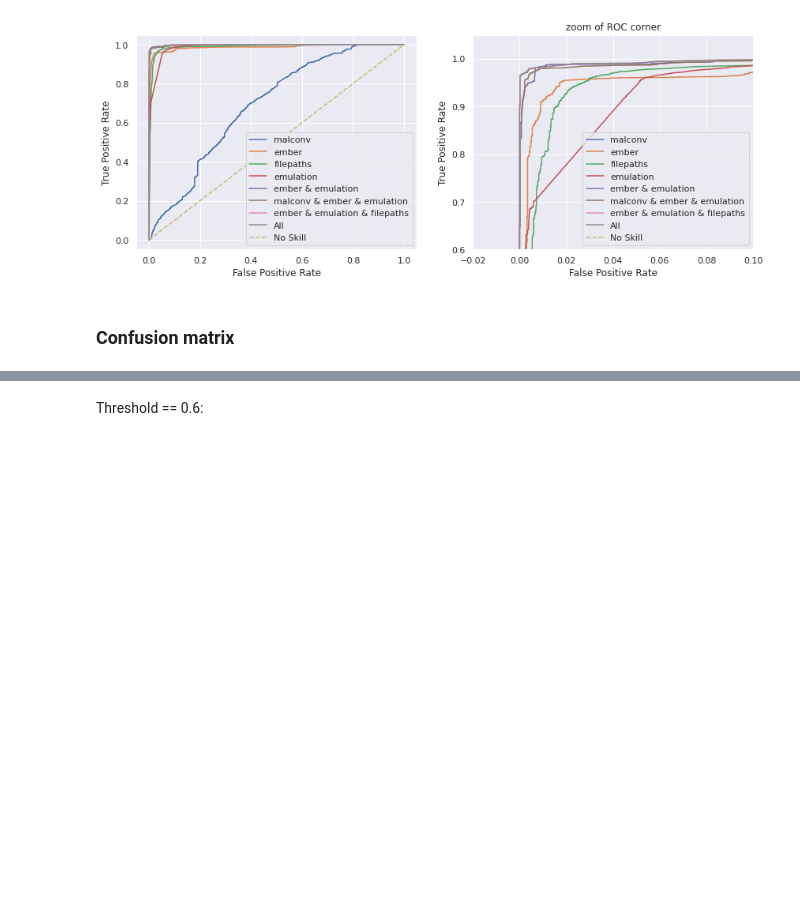
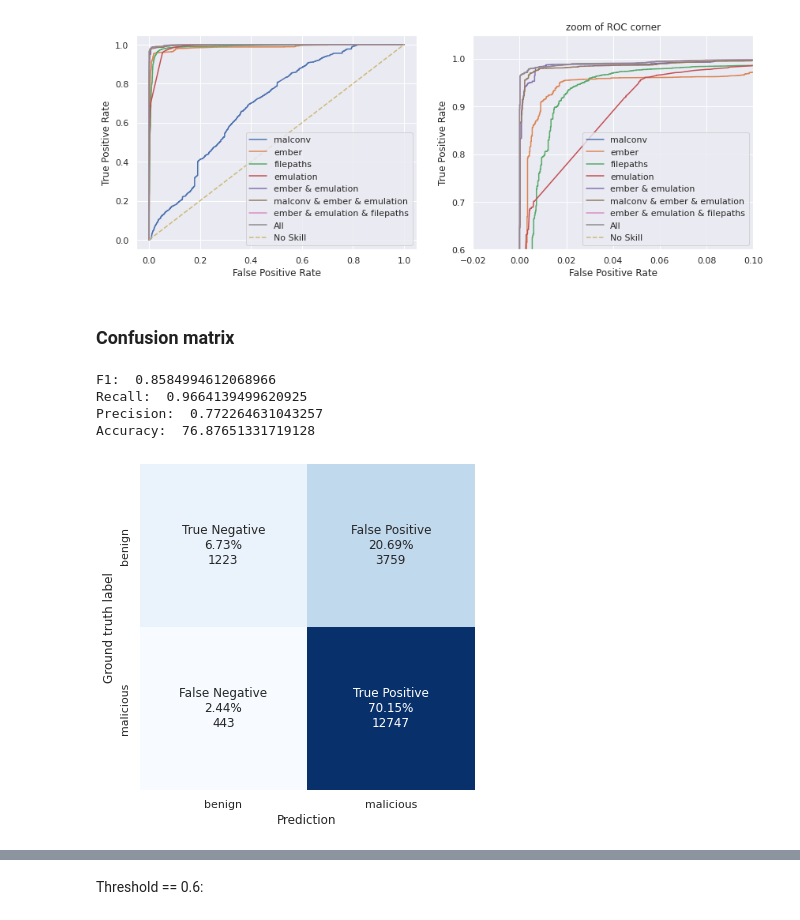
Before and after one commit to dtrizna/quo.vadis, a Jupyter notebook: evaluation/composite/composite_model_evaluation_valset.ipynb, the cells around one changed output, grey strips where cells are left out. Drawn from its saved outputs; the diff is of its cells as text; code cells hidden in the pictures; blank space fills up the shorter version.

```diff
--- a/evaluation/composite/composite_model_evaluation_valset.ipynb
+++ b/evaluation/composite/composite_model_evaluation_valset.ipynb
@@ -322,3 +323,13 @@ def print_scores(y_true, y_pred):
     print("Recall: ", recall_score(y_true, y_pred))
     print("Precision: ", precision_score(y_true, y_pred))
     print("Accuracy: ", (y_true == y_pred).mean() * 100)
+# %%
+y_pred = (probs["malconv"] >= 0.5).astype(int)
+draw_confusion_matrix(y_val, y_pred, counts=True)
+print_scores(y_val, y_pred)
+# %% [output]
+F1:  0.8584994612068966
+Recall:  0.9664139499620925
+Precision:  0.772264631043257
+Accuracy:  76.87651331719128
+[figure, added]
```
Also changed, not shown: parts of 4 cells of this notebook, 7 other files.
